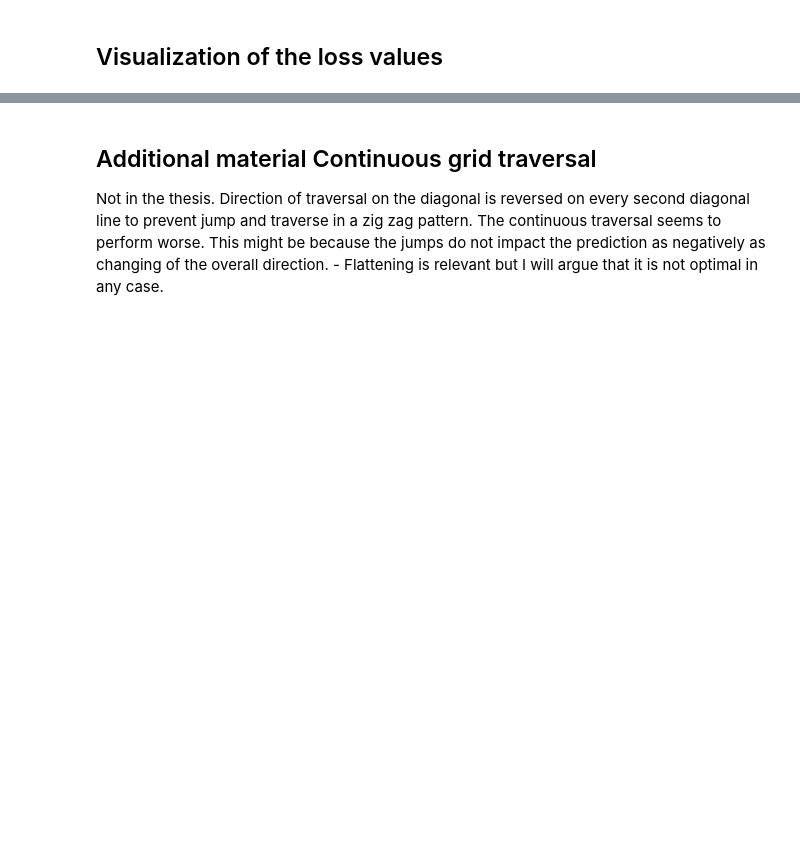
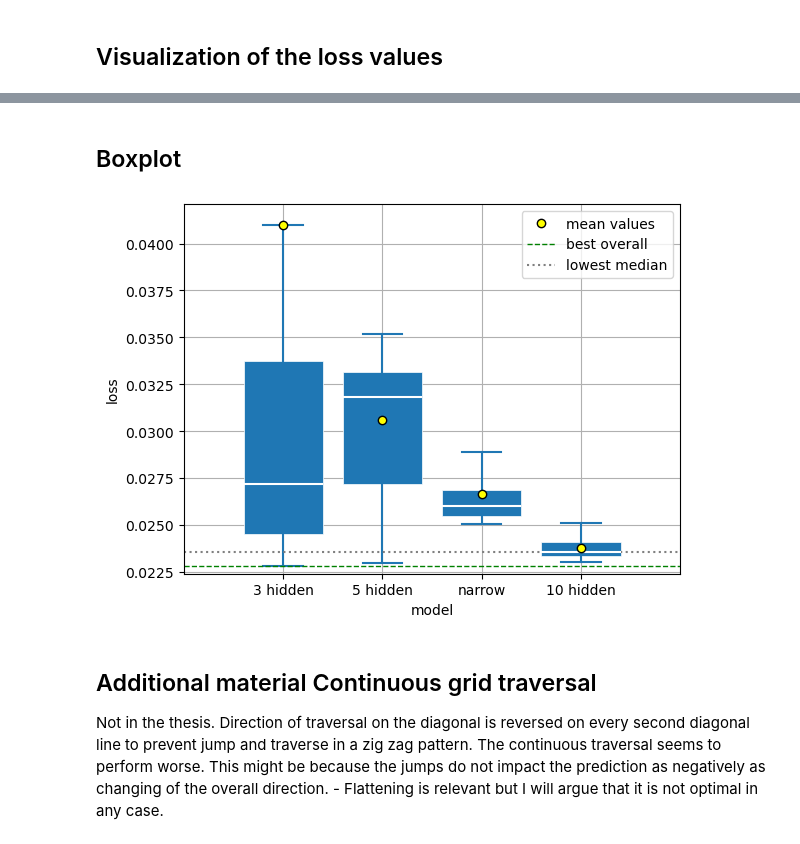
Before and after one commit to vschormann/MA_ML_assisted_SUPG, a Jupyter notebook: Section_3_1.ipynb, the cells around one changed output, grey strips where cells are left out. Cells and saved outputs as stored; diff of their text form; code cells hidden in the pictures; blank space fills up the shorter version.

Commit message:
means and deviation

```diff
--- a/Section_3_1.ipynb
+++ b/Section_3_1.ipynb
@@ -943,3 +897,50 @@ print(f" train 5 hidden layers:\t{a}\n train narrow nn:\t{b}\n train deep networ
+# %% [markdown]
+## Boxplot
+# %%
+boxnarrow = load_loss_arrays(dir0, np.arange(50), None)
+boxhidden3 = load_loss_arrays(dir1, np.arange(50), None)
+boxhidden5 = load_loss_arrays(dir2, np.arange(50), None)
+boxhidden10 = load_loss_arrays(dir3, np.arange(50), None)
+boxavg = np.vstack(
+    [
+        np.min(boxhidden3, axis=1),
+        np.min(boxhidden5, axis=1),
+        np.min(boxnarrow, axis=1),
+        np.min(boxhidden10, axis=1)
+        ]
+    )
+bp = plt.boxplot(
+    boxavg.T,
+    tick_labels=x,
+    widths=0.8,
+    patch_artist=True,
+    showmeans=True,
+    showfliers=False,
+    meanprops={'marker':'o', "markerfacecolor":"yellow", "color":"yellow","markeredgecolor":"black"},
+    medianprops={"color": "white", "linewidth": 1.5},
+    boxprops={"facecolor": "C0", "edgecolor": "white",
+                "linewidth": 0.5},
+    whiskerprops={"color": "C0", "linewidth": 1.5},
+    capprops={"color": "C0", "linewidth": 1.5}
+)
+lower_whisker_y = bp['whiskers'][0].get_ydata()[1]
+lower_median = bp['medians'][3].get_ydata()[0]
+bp['means'][0].set_label('mean values')
+
+plt.axhline(lower_whisker_y, linestyle='--', linewidth=1, color='green', label='best overall')
+plt.axhline(lower_median, linestyle=':', linewidth=1.5, color='grey', label='lowest median')
+
+plt.xlim((0,5))
+
+plt.ylim(0.0224,0.0421)
+plt.legend()
+plt.grid()
+plt.xlabel('model')
+plt.ylabel('loss')
+plt.savefig('example_3_1_loss_boxplot.png')
+plt.show()
+# %% [output]
+[figure, added]
 # %% [markdown]
 ## Additional material Continuous grid traversal
 Not in the thesis. Direction of traversal on the diagonal is reversed on every second diagonal line to prevent jump and traverse in a zig zag pattern. The continuous traversal seems to perform worse. This might be because the jumps do not impact the prediction as negatively as changing of the overall direction. - Flattening is relevant but I will argue that it is not optimal in any case.
```
Also changed, not shown: parts of 15 cells of this notebook, 2 other files.
